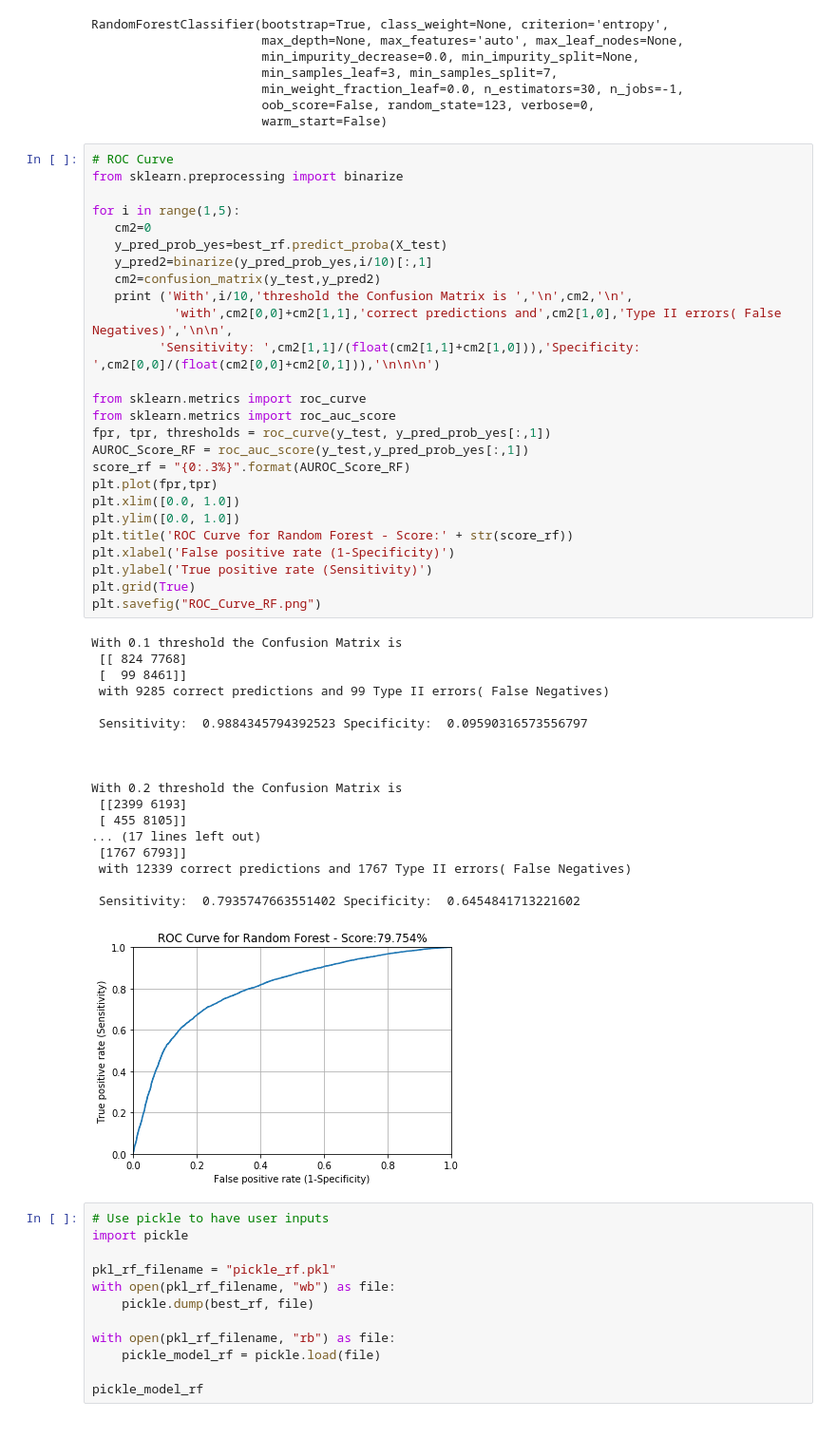
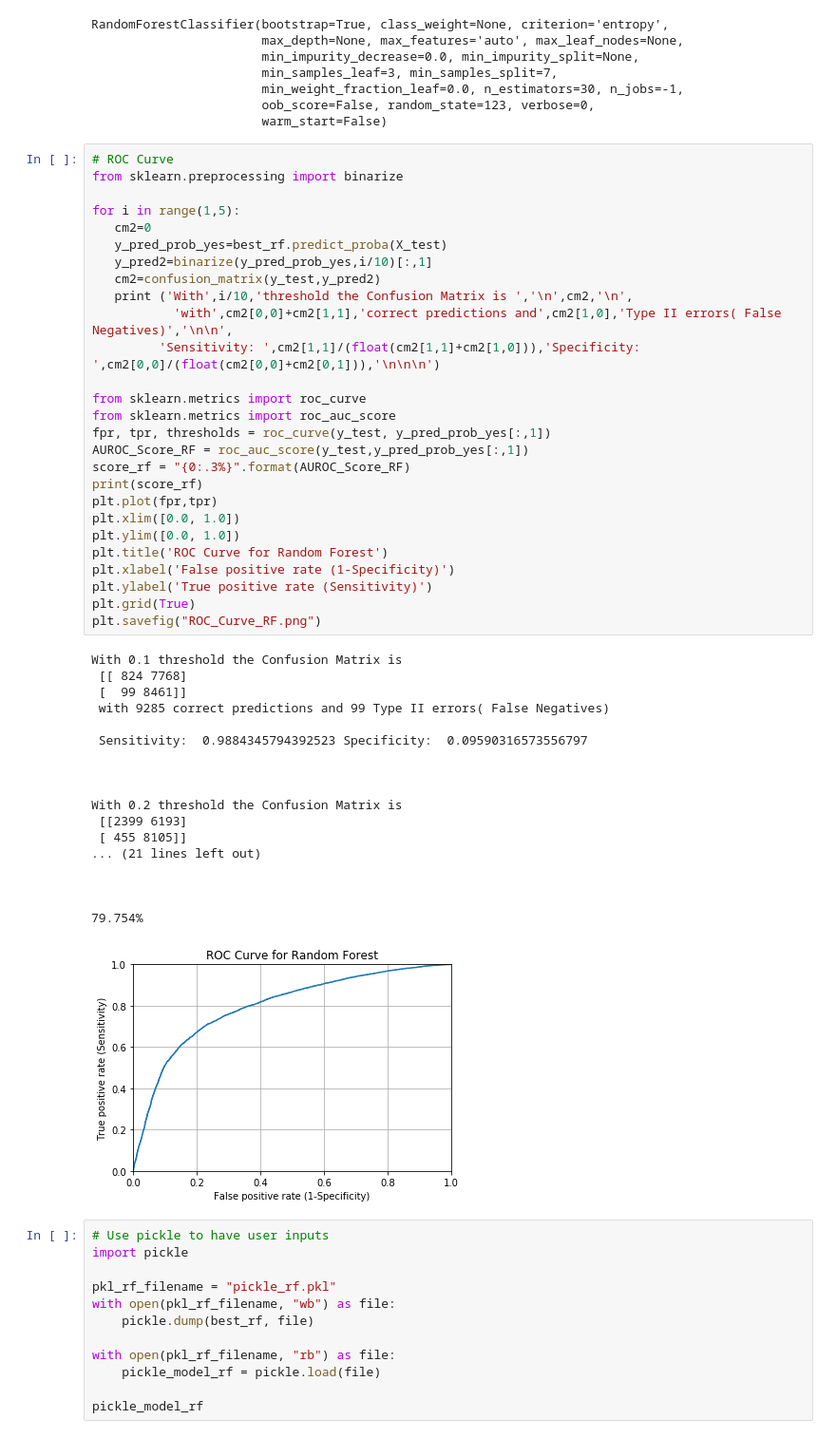
Before and after one commit to kgouldthorpe/Final_Project, a Jupyter notebook: RandomForest_w_GridSearch.ipynb, the cells around one changed output. Shown at 95% size. Cells and saved outputs as stored; diff of their text form.

```diff
--- a/RandomForest_w_GridSearch.ipynb
+++ b/RandomForest_w_GridSearch.ipynb
@@ -187,39 +186,40 @@ for i in range(1,5):
    print ('With',i/10,'threshold the Confusion Matrix is ','\n',cm2,'\n',
            'with',cm2[0,0]+cm2[1,1],'correct predictions and',cm2[1,0],'Type II errors( False Negatives)','\n\n',
          'Sensitivity: ',cm2[1,1]/(float(cm2[1,1]+cm2[1,0])),'Specificity: ',cm2[0,0]/(float(cm2[0,0]+cm2[0,1])),'\n\n\n')
 
 from sklearn.metrics import roc_curve
 from sklearn.metrics import roc_auc_score
 fpr, tpr, thresholds = roc_curve(y_test, y_pred_prob_yes[:,1])
 AUROC_Score_RF = roc_auc_score(y_test,y_pred_prob_yes[:,1])
 score_rf = "{0:.3%}".format(AUROC_Score_RF)
+print(score_rf)
 plt.plot(fpr,tpr)
 plt.xlim([0.0, 1.0])
 plt.ylim([0.0, 1.0])
-plt.title('ROC Curve for Random Forest - Score:' + str(score_rf))
+plt.title('ROC Curve for Random Forest')
 plt.xlabel('False positive rate (1-Specificity)')
 plt.ylabel('True positive rate (Sensitivity)')
 plt.grid(True)
 plt.savefig("ROC_Curve_RF.png")
 # %% [output]
 With 0.1 threshold the Confusion Matrix is
  [[ 824 7768]
  [  99 8461]]
  with 9285 correct predictions and 99 Type II errors( False Negatives)
 
  Sensitivity:  0.9884345794392523 Specificity:  0.09590316573556797
 
 
 
 With 0.2 threshold the Confusion Matrix is
  [[2399 6193]
  [ 455 8105]]
-... (17 lines left out)
- [1767 6793]]
- with 12339 correct predictions and 1767 Type II errors( False Negatives)
+... (21 lines left out)
 
- Sensitivity:  0.7935747663551402 Specificity:  0.6454841713221602
+
+
+79.754%
-[figure, old version]
+[figure, new version]
 # %%
 # Use pickle to have user inputs
 import pickle
```
Also changed, not shown: parts of 3 cells of this notebook, 12 other files.
